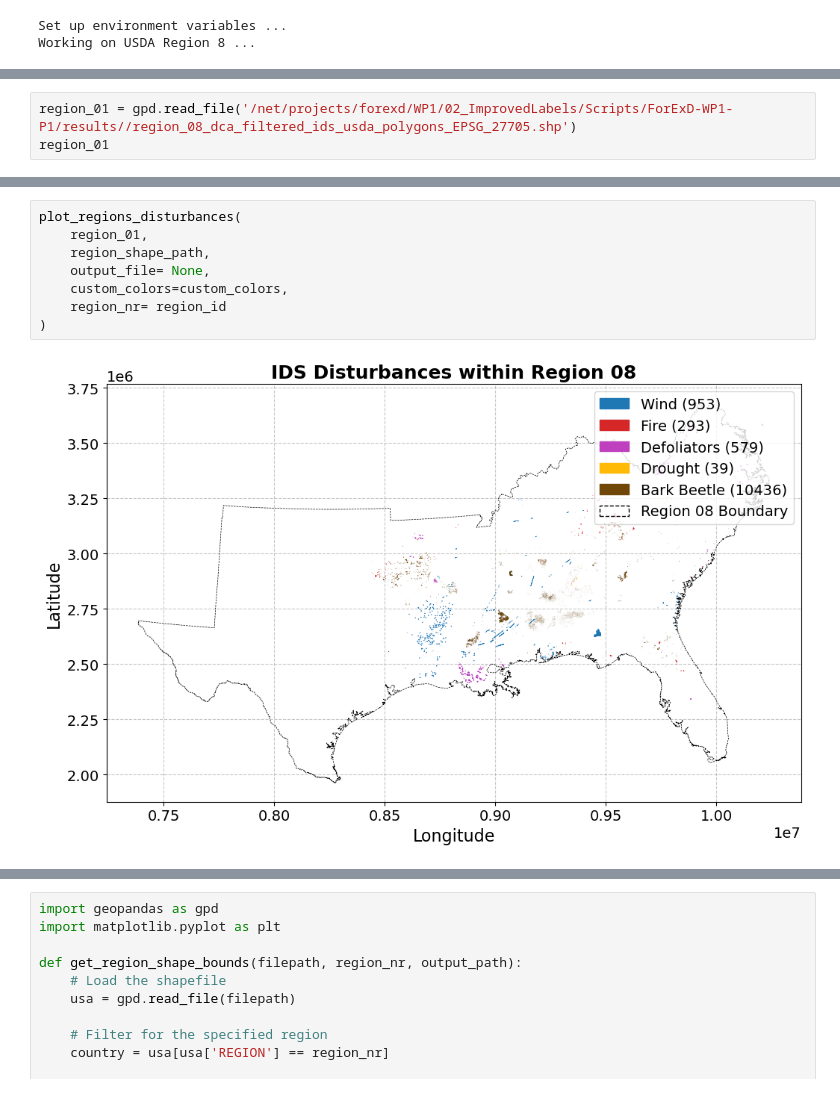
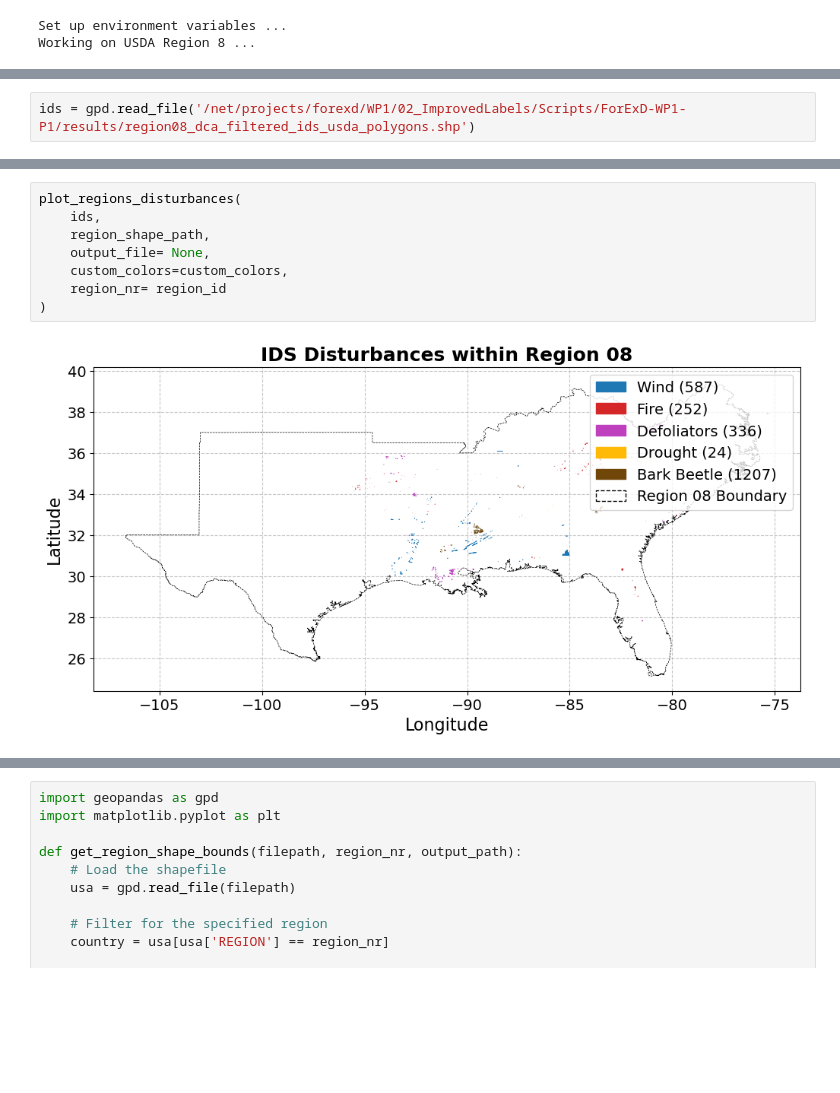
Before and after one commit to Franziska279/ForExD-WP1-P1, a Jupyter notebook: src/01_ids_usda_prep.ipynb, the cells around one changed output, grey strips where cells are left out. Drawn from its saved outputs; the diff is of its cells as text; blank space fills up the shorter version.

```diff
--- a/src/01_ids_usda_prep.ipynb
+++ b/src/01_ids_usda_prep.ipynb
@@ -646,3 +962,2 @@ NameError: name 'plot_regions_disturbances' is not defined
 # %%
-region_01 = gpd.read_file('/net/projects/forexd/WP1/02_ImprovedLabels/Scripts/ForExD-WP1-P1/results//region_08_dca_filtered_ids_usda_polygons_EPSG_27705.shp')
-region_01
+ids = gpd.read_file('/net/projects/forexd/WP1/02_ImprovedLabels/Scripts/ForExD-WP1-P1/results/region08_dca_filtered_ids_usda_polygons.shp')
@@ -663,10 +964,10 @@ region_01
 # %%
 plot_regions_disturbances(
-    region_01,
+    ids,
     region_shape_path,
     output_file= None,
     custom_colors=custom_colors,
     region_nr= region_id
 )
 # %% [output]
-[figure, old version]
+[figure, new version]
```
Also changed, not shown: parts of 13 cells of this notebook, 1 other file.
